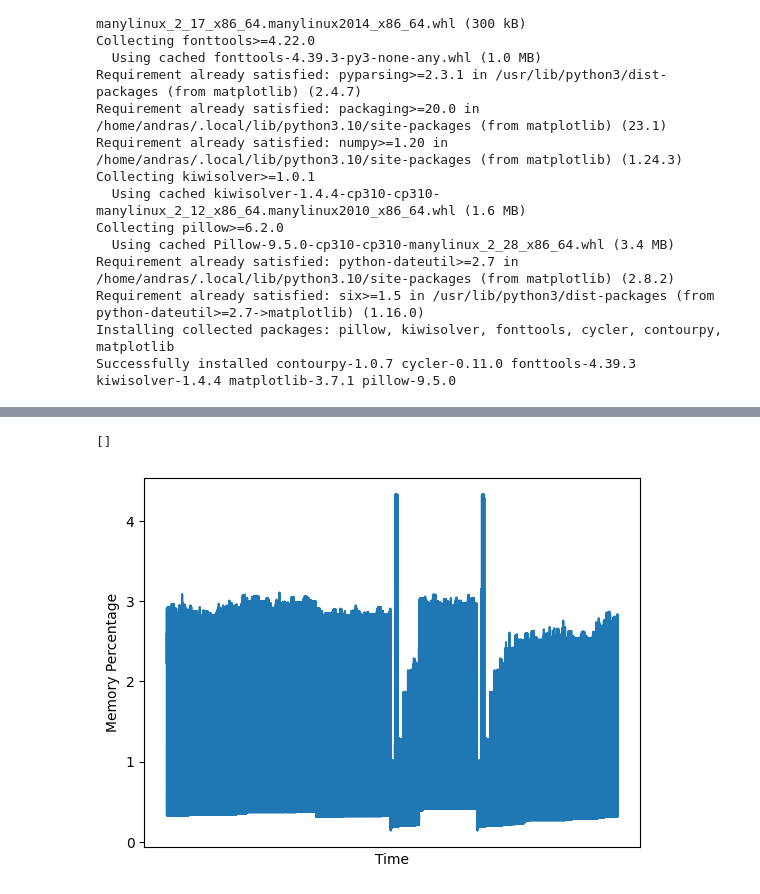
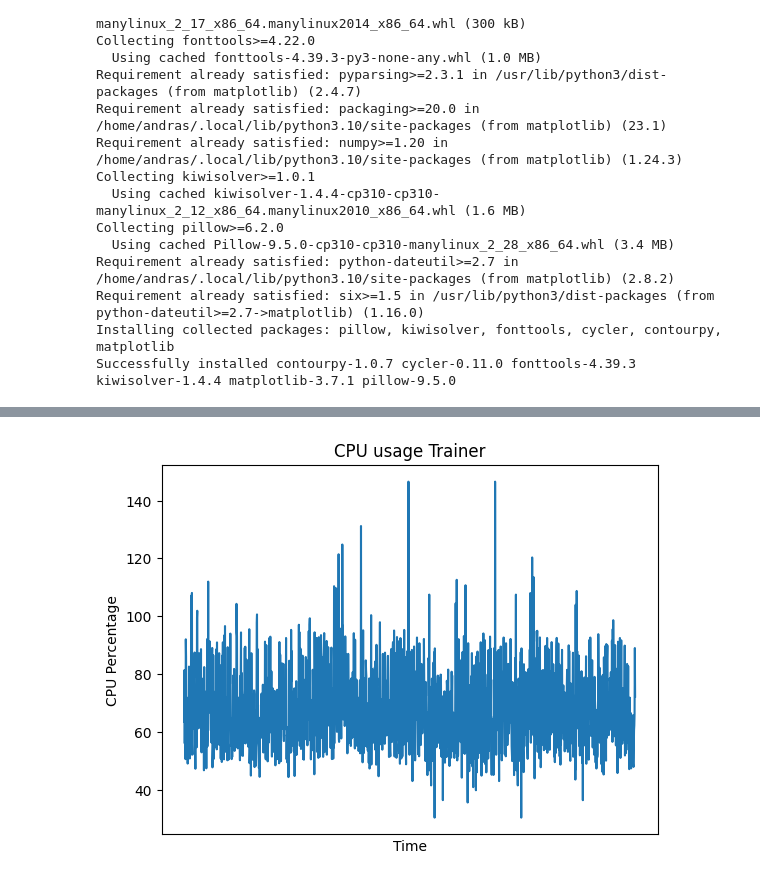
Before and after one commit to andrasfe/decfed-eth, a Jupyter notebook: testbed/reports/local_training_progress.ipynb, the cells around one changed output, grey strips where cells are left out. Saved outputs shown, nothing was run; the diff lists cells and outputs as text; code cells hidden in the pictures.

```diff
--- a/testbed/reports/local_training_progress.ipynb
+++ b/testbed/reports/local_training_progress.ipynb
@@ -111,8 +105,26 @@ plt.gca().set_xticks([])
-# %%
-plt.plot(df['Memory_Percentage'])
-plt.xlabel('Time')
-plt.ylabel('Memory Percentage')
-plt.gca().set_xticks([])
-# %% [output]
-[]
-[figure, removed]
+# %%
+def classify(input_string):
+    if "client" in input_string:
+        return "Trainer"
+    elif "miner" in input_string:
+        return "Miner"
+    elif "server" in input_string:
+        return "Aggregator"
+    elif "rpc-endpoint" in input_string:
+        return "RPC Endpoint"
+    else:
+        return "Unknown"
+# %%
+def do_cpu(name, df):
+    plt.figure()
+    df_1 = df.loc[df['Name'] == name]
+    plt.plot(df_1['CPU_Percentage'])
+    plt.title('CPU usage {}'.format(classify(name)))
+    plt.xlabel('Time')
+    plt.ylabel('CPU Percentage')
+    plt.gca().set_xticks([])
+    plt.savefig('{}_{}.png'.format(name, inspect.currentframe().f_code.co_name), dpi=300)
+
+do_cpu('bfl-ml_client_1', df)
+# %% [output]
+[figure, added]
```
Also changed, not shown: parts of 11 cells of this notebook, 2 other files.
